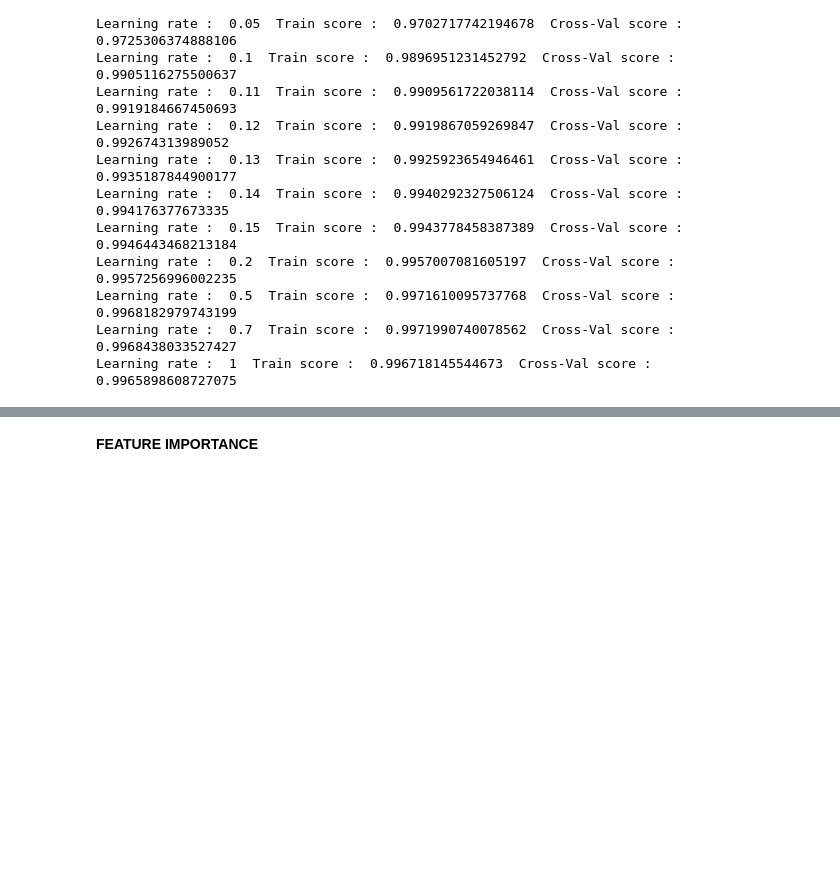
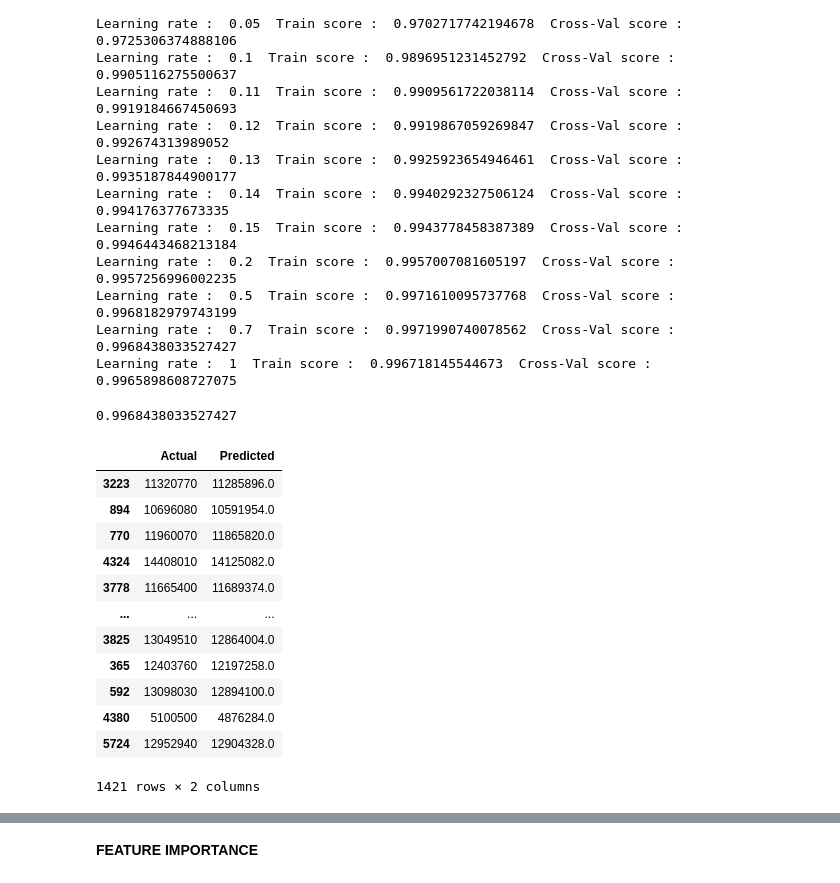
Before and after one commit to Shweta-sharma-1998/Final-Project-On-Machine-Learning, a Jupyter notebook: Chennai_House_Price_Prediction.ipynb, the cells around one changed output, grey strips where cells are left out. Saved outputs shown, nothing was run; the diff lists cells and outputs as text; code cells hidden in the pictures; blank space fills up the shorter version.

```diff
--- a/Chennai_House_Price_Prediction.ipynb
+++ b/Chennai_House_Price_Prediction.ipynb
@@ -1001,3 +1002,29 @@ Learning rate :  0.2  Train score :  0.9957007081605197  Cross-Val score :  0.99
 Learning rate :  0.5  Train score :  0.9971610095737768  Cross-Val score :  0.9968182979743199
 Learning rate :  0.7  Train score :  0.9971990740078562  Cross-Val score :  0.9968438033527427
 Learning rate :  1  Train score :  0.996718145544673  Cross-Val score :  0.9965898608727075
+# %%
+model = xgb.XGBRegressor(learning_rate = 0.7, n_estimators=100, verbosity = 0)
+model.fit(X_train,Y_train)
+model.score(X_test, Y_test)
+cross_val_score = np.mean(cross_val_score(model, X_train, Y_train, cv=10))
+pred= model.predict(X_test)
+print(cross_val_score)
+# %% [output]
+0.9968438033527427
+# %%
+df3= pd.DataFrame({"Actual": Y_test, "Predicted": pred})
+df3
+# %% [output]
+|  | Actual | Predicted |
+| 3223 | 11320770 | 11285896.0 |
+| 894 | 10696080 | 10591954.0 |
+| 770 | 11960070 | 11865820.0 |
+| 4324 | 14408010 | 14125082.0 |
+| 3778 | 11665400 | 11689374.0 |
+| ... | ... | ... |
+| 3825 | 13049510 | 12864004.0 |
+| 365 | 12403760 | 12197258.0 |
+| 592 | 13098030 | 12894100.0 |
+| 4380 | 5100500 | 4876284.0 |
+| 5724 | 12952940 | 12904328.0 |
+1421 rows × 2 columns
```
Also changed, not shown: parts of 10 cells of this notebook.
